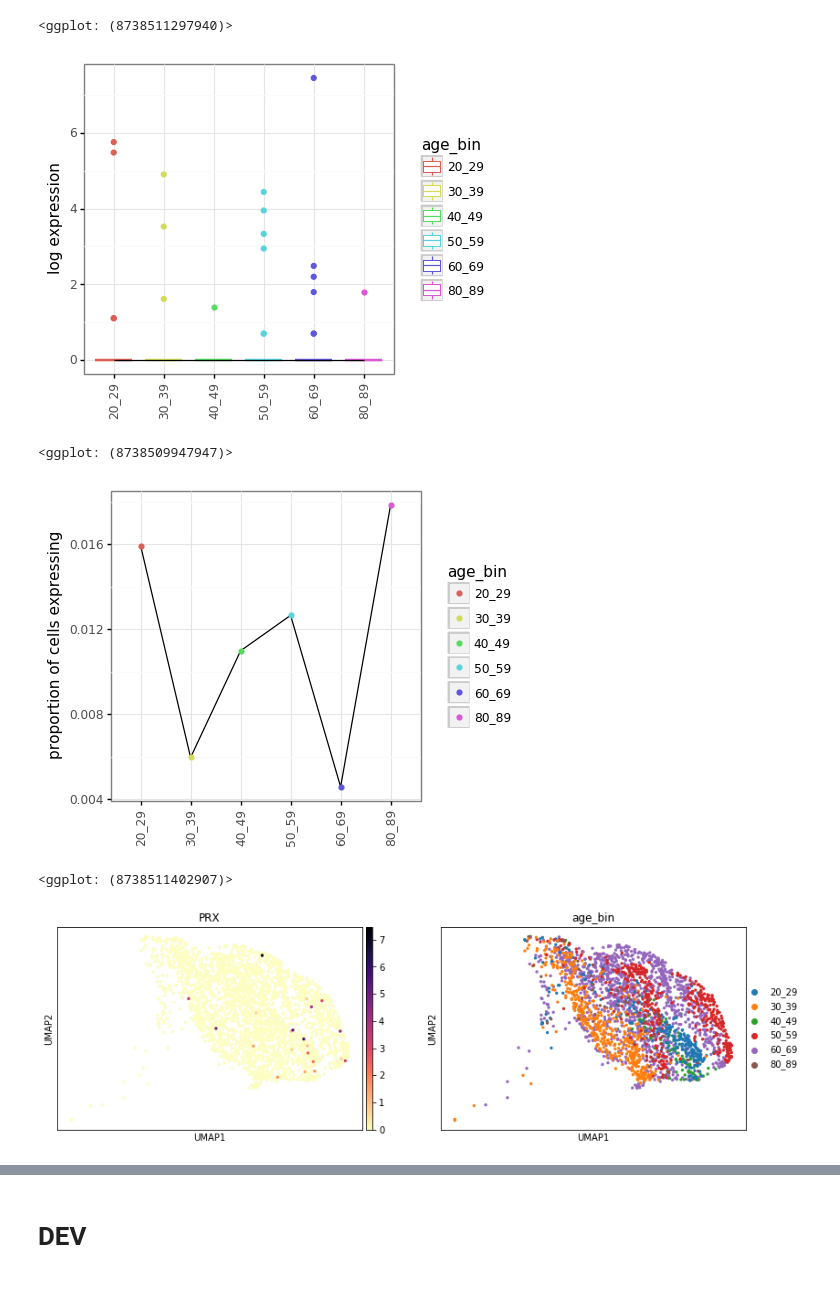
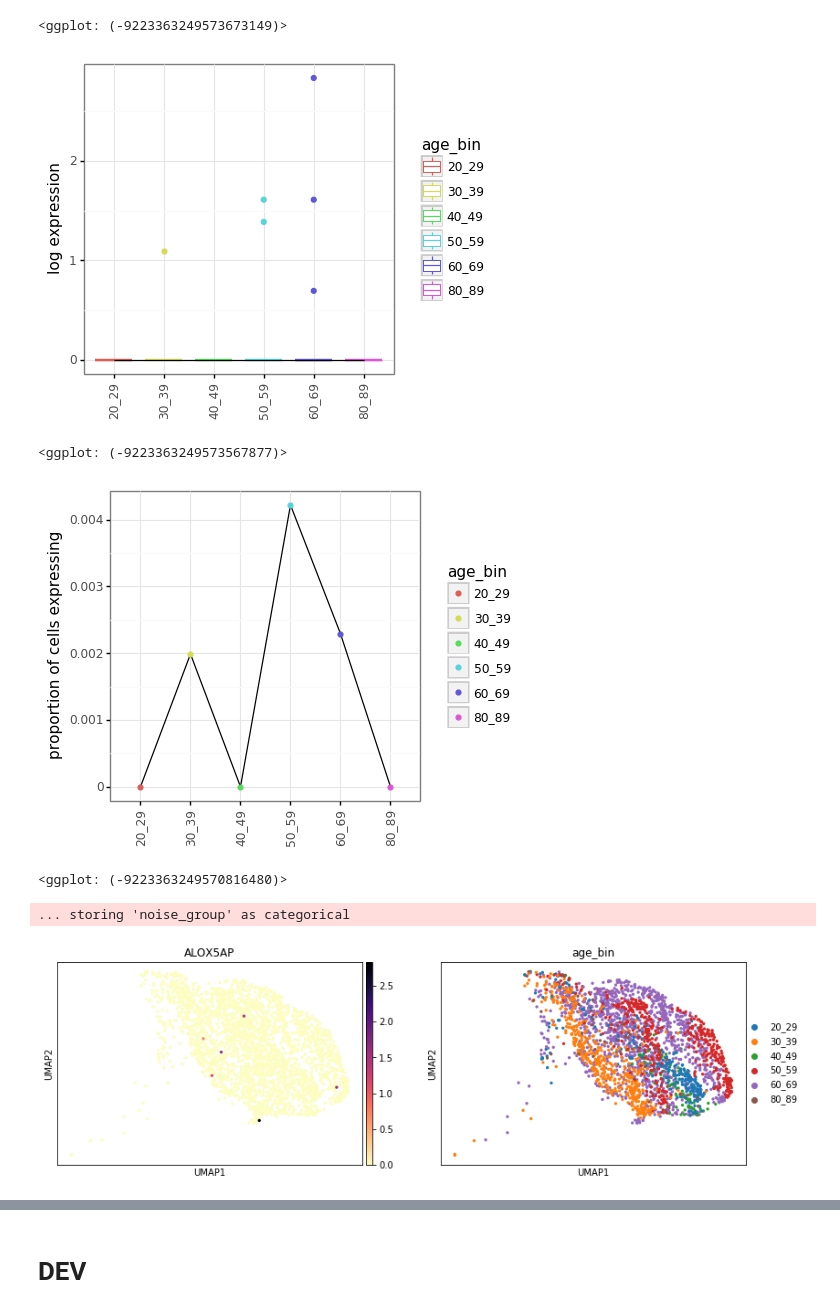
Before and after one commit to czbiohub/darmanis_group_DL_notebook, a Jupyter notebook: DL20190123_mel_aging_correlation_analysis-PUBLIC.ipynb, the cells around one changed output, grey strips where cells are left out. Saved outputs shown, nothing was run; the diff lists cells and outputs as text; code cells hidden in the pictures.

```diff
--- a/DL20190123_mel_aging_correlation_analysis-PUBLIC.ipynb
+++ b/DL20190123_mel_aging_correlation_analysis-PUBLIC.ipynb
@@ -170,7 +171,7 @@ The protein encoded by this gene anchors the type II regulatory subunit of prote
 ###############################################
 
 # Specify gene symbol
-gene = 'PRX'
+gene = 'ALOX5AP'
 
 # Specify age-binning: 'age_group' = 30-yr bins, 'age_bin' = 10-yr bins
 groupby='age_bin'
@@ -196,6 +197,7 @@ output = [print(f'{idx}: ',
-<ggplot: (8738511297940)>
+<ggplot: (-9223363249573673149)>
-[figure, old version]
+[figure, new version]
-<ggplot: (8738509947947)>
+<ggplot: (-9223363249573567877)>
-[figure, old version]
+[figure, new version]
-<ggplot: (8738511402907)>
+<ggplot: (-9223363249570816480)>
+... storing 'noise_group' as categorical
-[figure, old version]
+[figure, new version]
```
Also changed, not shown: parts of 3 cells of this notebook, 2 other files.
